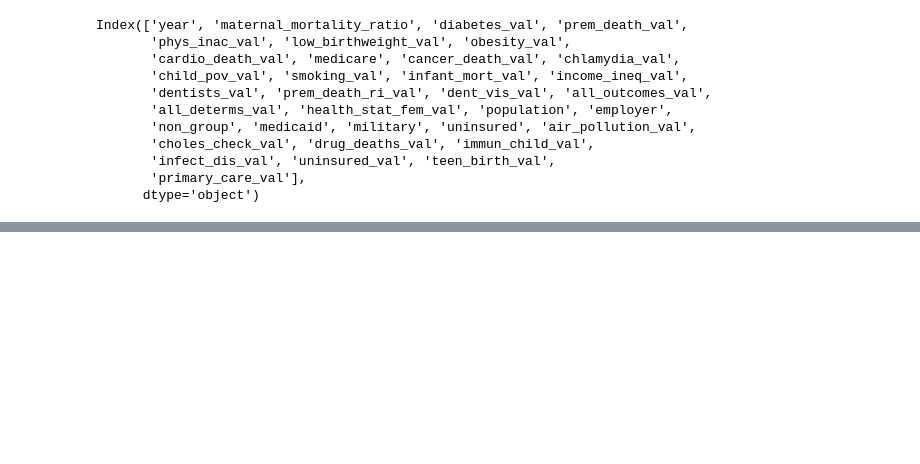
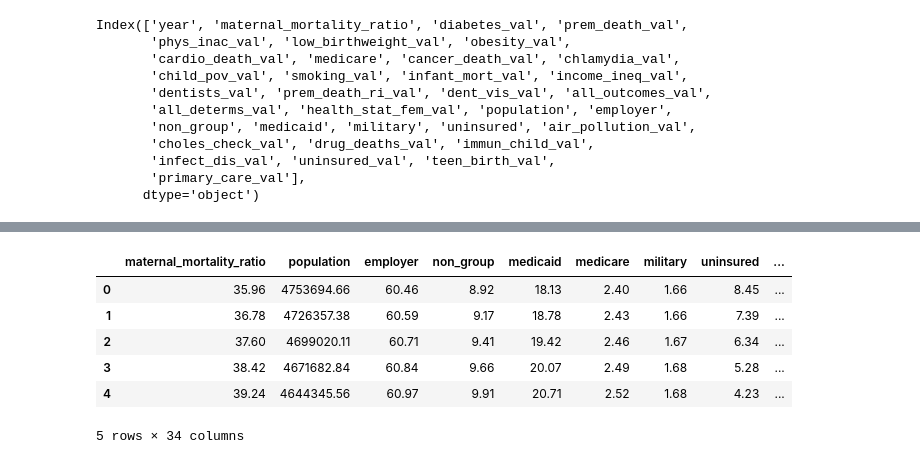
Before and after one commit to abpuccini/maternal-mortality-project, a Jupyter notebook: machine_learning/model_testing/model_integrated_app.ipynb, the cells around one changed output, grey strips where cells are left out. Saved outputs shown, nothing was run; the diff lists cells and outputs as text; code cells hidden in the pictures; blank space fills up the shorter version.

```diff
--- a/machine_learning/model_testing/model_integrated_app.ipynb
+++ b/machine_learning/model_testing/model_integrated_app.ipynb
@@ -140,3 +148,6 @@ Index(['year', 'maternal_mortality_ratio', 'diabetes_val', 'prem_death_val',
        'infect_dis_val', 'uninsured_val', 'teen_birth_val',
        'primary_care_val'],
       dtype='object')
+# %%
+data_predict = pd.read_csv('../Resources/combined_avg_2020_2030.csv')
+data_predict.head()
@@ -142,0 +164,20 @@ Index(['year', 'maternal_mortality_ratio', 'diabetes_val', 'prem_death_val',
+# %%
+mmr_without_race = data_predict.copy()[['maternal_mortality_ratio', 'population', 'employer',
+       'non_group', 'medicaid', 'medicare', 'military', 'uninsured',
+       'air_pollution_val', 'cancer_death_val', 'cardio_death_val',
+       'child_pov_val', 'choles_check_val', 'dent_vis_val', 'dentists_val',
+       'diabetes_val', 'drug_deaths_val', 'health_stat_fem_val',
+       'immun_child_val', 'income_ineq_val', 'infant_mort_val',
+       'infect_dis_val', 'obesity_val', 'phys_inac_val', 'prem_death_val',
+       'smoking_val', 'uninsured_val', 'all_determs_val', 'all_outcomes_val',
+       'chlamydia_val', 'prem_death_ri_val', 'teen_birth_val',
+       'primary_care_val', 'low_birthweight_val']]
+mmr_without_race.head()
+# %% [output]
+|  | maternal_mortality_ratio | population | employer | non_group | medicaid | medicare | military | uninsured | ... |
+| 0 | 35.96 | 4753694.66 | 60.46 | 8.92 | 18.13 | 2.40 | 1.66 | 8.45 | ... |
+| 1 | 36.78 | 4726357.38 | 60.59 | 9.17 | 18.78 | 2.43 | 1.66 | 7.39 | ... |
+| 2 | 37.60 | 4699020.11 | 60.71 | 9.41 | 19.42 | 2.46 | 1.67 | 6.34 | ... |
+| 3 | 38.42 | 4671682.84 | 60.84 | 9.66 | 20.07 | 2.49 | 1.68 | 5.28 | ... |
+| 4 | 39.24 | 4644345.56 | 60.97 | 9.91 | 20.71 | 2.52 | 1.68 | 4.23 | ... |
+5 rows × 34 columns
```
Also changed, not shown: parts of 9 cells of this notebook, 3 other files.
